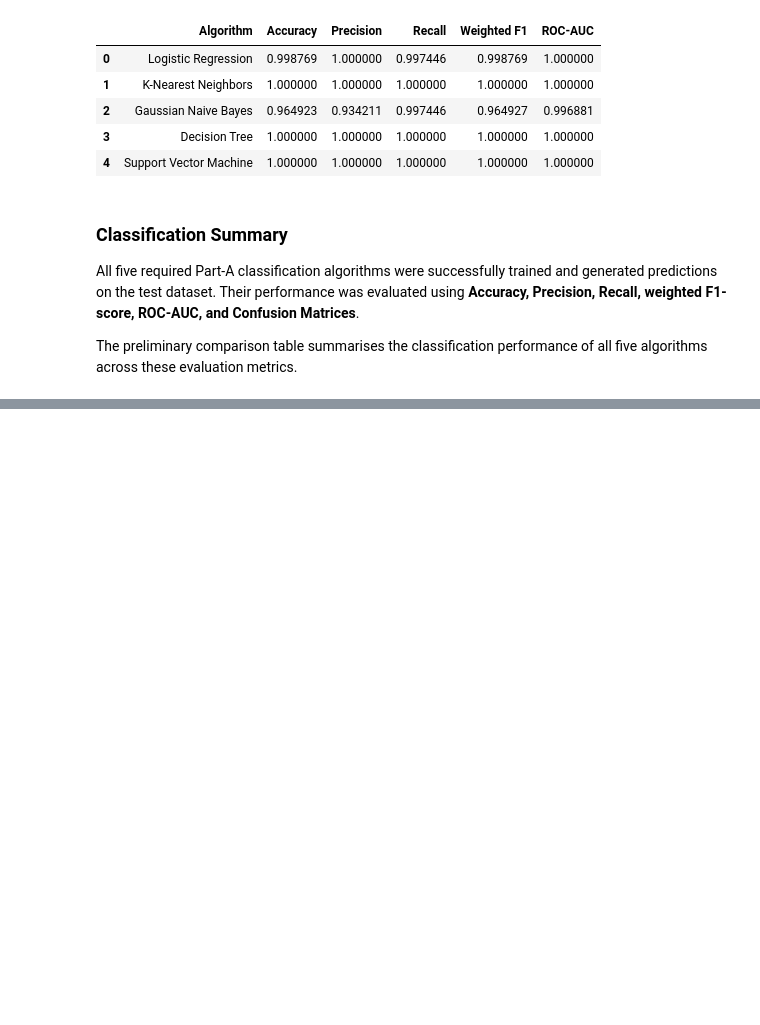
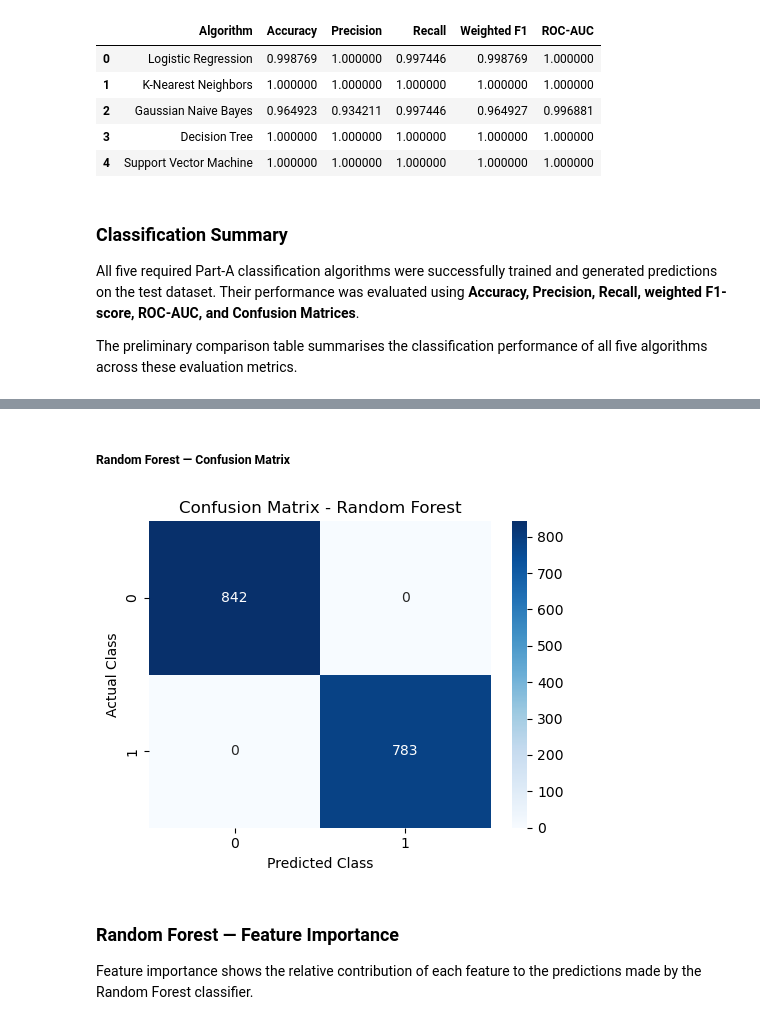
Before and after one commit to Dishitha0607/Machine-Learning-Project, a Jupyter notebook: ML_Classification.ipynb, the cells around one changed output, grey strips where cells are left out. Cells and saved outputs as stored; diff of their text form; code cells hidden in the pictures; blank space fills up the shorter version.

```diff
--- a/ML_Classification.ipynb
+++ b/ML_Classification.ipynb
@@ -1078,0 +1121,11 @@ The preliminary comparison table summarises the classification performance of al
+# %%
+# Get the best Random Forest model
+rf_final_model = rf_grid.best_estimator_
+
+# Generate predictions on the test set
+y_pred_rf = rf_final_model.predict(X_test_processed)
+
+# Generate probability predictions for ROC-AUC
+y_prob_rf = rf_final_model.predict_proba(X_test_processed)[:, 1]
+
+print("Random Forest predictions generated successfully.")
@@ -1078,0 +1181,28 @@ The preliminary comparison table summarises the classification performance of al
+# %% [markdown]
+##### Random Forest — Confusion Matrix
+# %%
+from sklearn.metrics import confusion_matrix
+
+cm_rf = confusion_matrix(y_test, y_pred_rf)
+
+plt.figure(figsize=(5, 4))
+
+sns.heatmap(
+    cm_rf,
+    annot=True,
+    fmt='d',
+    cmap='Blues'
+)
+
+plt.title("Confusion Matrix - Random Forest")
+plt.xlabel("Predicted Class")
+plt.ylabel("Actual Class")
+
+plt.tight_layout()
+plt.show()
+# %% [output]
+[figure, added]
+# %% [markdown]
+### Random Forest — Feature Importance
+
+Feature importance shows the relative contribution of each feature to the predictions made by the Random Forest classifier.
```
Also changed, not shown: parts of 49 cells of this notebook.
